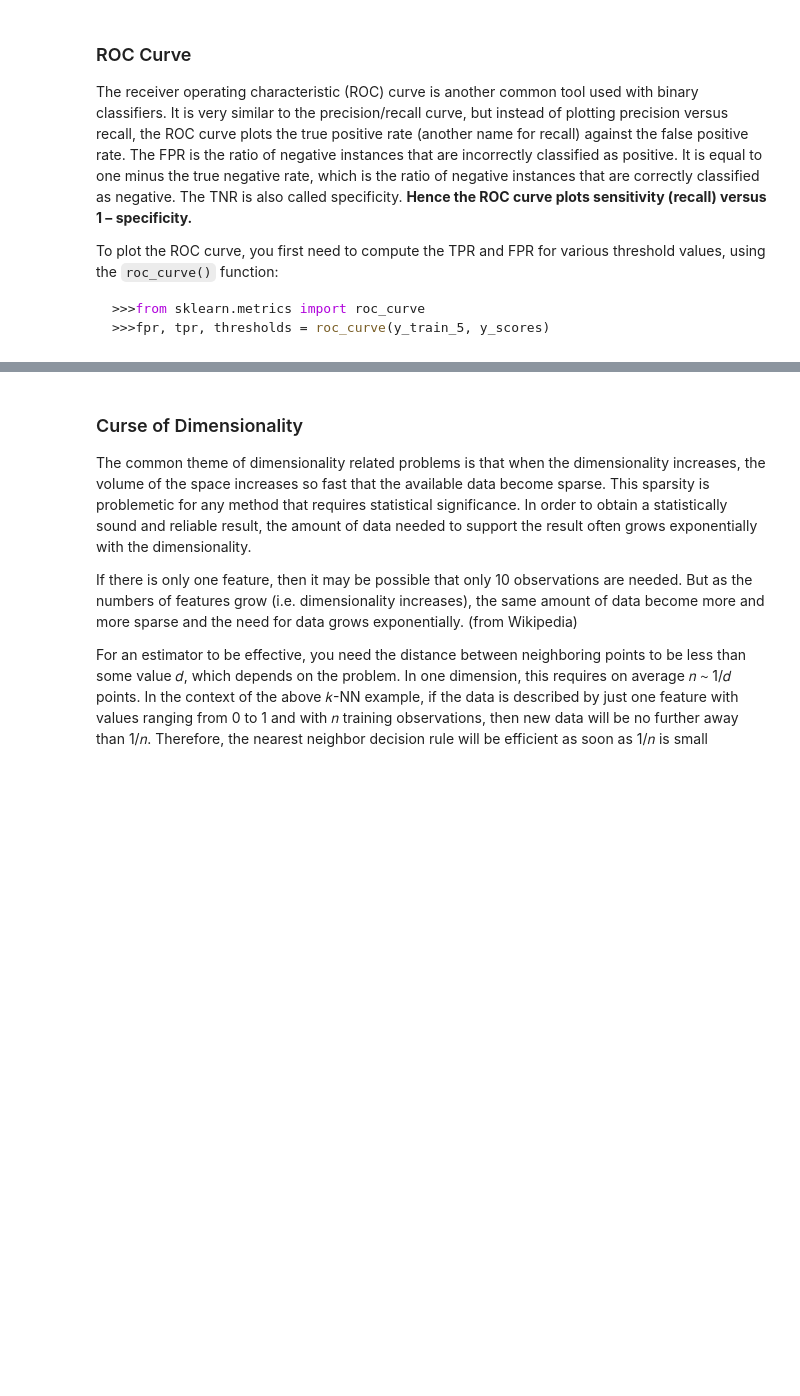
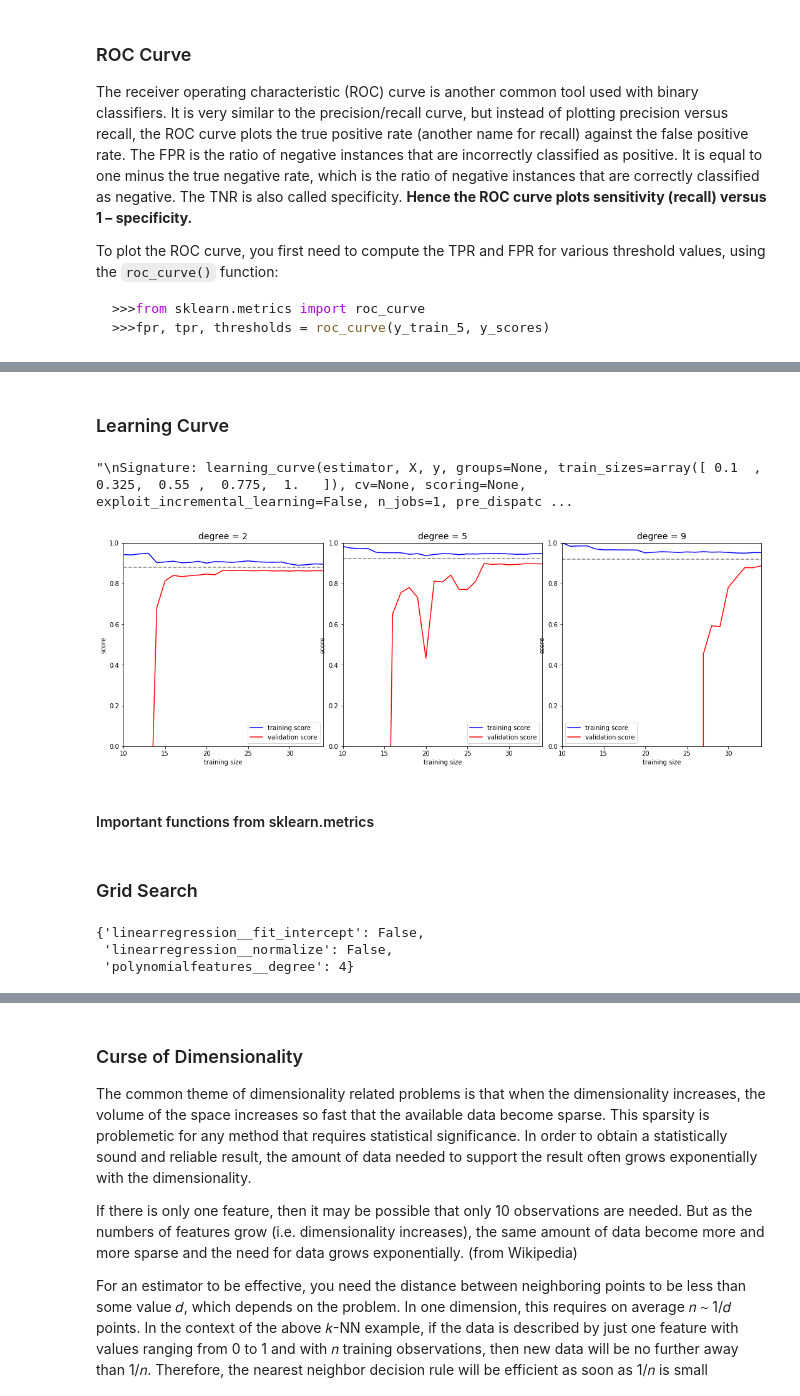
Before and after one commit to mayankkaizen/jupyter-notebooks, a Jupyter notebook: ML-Notes.ipynb, the cells around one changed output, grey strips where cells are left out. Drawn from its saved outputs; the diff is of its cells as text; code cells hidden in the pictures; blank space fills up the shorter version.

```diff
--- a/ML-Notes.ipynb
+++ b/ML-Notes.ipynb
@@ -180,0 +328,48 @@ To plot the ROC curve, you first need to compute the TPR and FPR for various thr
+# %% [markdown]
+### Learning Curve
+# %%
+#from sklearn.learning_curve import learning_curve - deprecated
+from sklearn.model_selection import learning_curve
+
+'''
+Signature: learning_curve(estimator, X, y, groups=None, train_sizes=array([ 0.1  ,  0.325,  0.55 ,  0.775,  1.   ]), cv=None, scoring=None, exploit_incremental_learning=False, n_jobs=1, pre_dispatch='all', verbose=0, shuffle=False, random_state=None)
+
+Docstring:
+Learning curve.
+
+Determines cross-validated training and test scores for different training set sizes.
+
+A cross-validation generator splits the whole dataset k times in training
+and test data. Subsets of the training set with varying sizes will be used
+to train the estimator and a score for each training subset size and the
+test set will be computed. Afterwards, the scores will be averaged over
+all k runs for each training subset size.
+'''
+# %% [output]
+"\nSignature: learning_curve(estimator, X, y, groups=None, train_sizes=array([ 0.1  ,  0.325,  0.55 ,  0.775,  1.   ]), cv=None, scoring=None, exploit_incremental_learning=False, n_jobs=1, pre_dispatc ...
+# %%
+from sklearn.model_selection import learning_curve
+
+fig, ax = plt.subplots(1, 3, figsize=(16, 6))
+fig.subplots_adjust(left=0.0625, right=0.95, wspace=0.1)
+
+for i, degree in enumerate([2,5,9]):
+    N, train_lc, val_lc = learning_curve(PolynomialRegression(degree),
+                                         X, y, cv=7,
+                                         train_sizes=np.linspace(0.3, 1, 25))
+
+    ax[i].plot(N, np.mean(train_lc, 1), color='blue', label='training score')
+    ax[i].plot(N, np.mean(val_lc, 1), color='red', label='validation score')
+    ax[i].hlines(np.mean([train_lc[-1], val_lc[-1]]), N[0], N[-1],
+                 color='gray', linestyle='dashed')
+
+    ax[i].set_ylim(0, 1)
+    ax[i].set_xlim(N[0], N[-1])
+    ax[i].set_xlabel('training size')
+    ax[i].set_ylabel('score')
+    ax[i].set_title('degree = {0}'.format(degree), size=14)
+    ax[i].legend(loc='best')
+# %% [output]
+[figure, added]
+# %% [markdown]
+#### Important functions from sklearn.metrics
@@ -180,0 +387,17 @@ To plot the ROC curve, you first need to compute the TPR and FPR for various thr
+# %% [markdown]
+### Grid Search
+# %%
+from sklearn.model_selection import GridSearchCV
+
+param_grid = {'polynomialfeatures__degree': np.arange(21),
+              'linearregression__fit_intercept': [True, False],
+              'linearregression__normalize': [True, False]}
+
+grid = GridSearchCV(PolynomialRegression(), param_grid, cv=7)
+
+grid.fit(X,y)
+grid.best_params_
+# %% [output]
+{'linearregression__fit_intercept': False,
+ 'linearregression__normalize': False,
+ 'polynomialfeatures__degree': 4}
```
Also changed, not shown: parts of 20 cells of this notebook, 3 other files.
